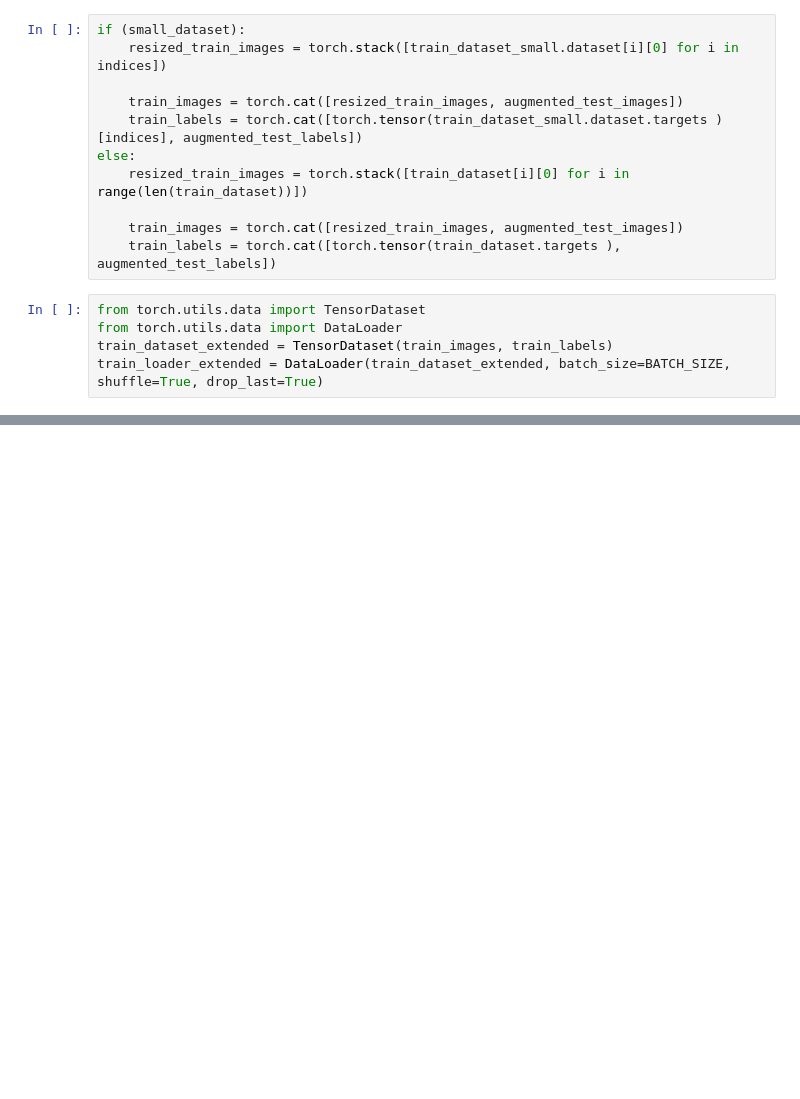
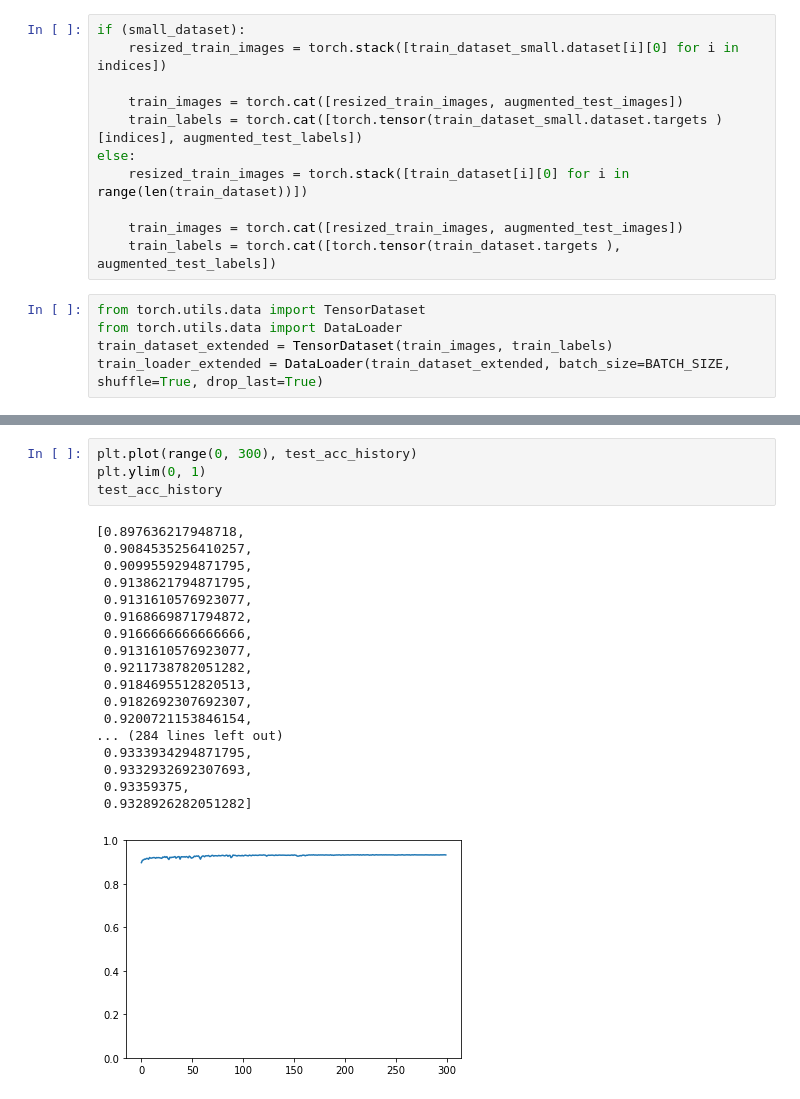
Before and after one commit to bochendong/Data-Augmentation-Optimization, a Jupyter notebook: unet_recon.ipynb, the cells around one changed output, grey strips where cells are left out. Cells and saved outputs as stored; diff of their text form; blank space fills up the shorter version.

```diff
--- a/unet_recon.ipynb
+++ b/unet_recon.ipynb
@@ -587,3 +635,26 @@ Epoch: 49
+# %%
+plt.plot(range(0, 300), test_acc_history)
+plt.ylim(0, 1)
+test_acc_history
+# %% [output]
+[0.897636217948718,
+ 0.9084535256410257,
+ 0.9099559294871795,
+ 0.9138621794871795,
+ 0.9131610576923077,
+ 0.9168669871794872,
+ 0.9166666666666666,
+ 0.9131610576923077,
+ 0.9211738782051282,
+ 0.9184695512820513,
+ 0.9182692307692307,
+ 0.9200721153846154,
+... (284 lines left out)
+ 0.9333934294871795,
+ 0.9332932692307693,
+ 0.93359375,
+ 0.9328926282051282]
+[figure, added]
 # %%
 print("Testing DNN classifier...")
 total = 0
```
Also changed, not shown: parts of 13 cells of this notebook, 20 other files.
